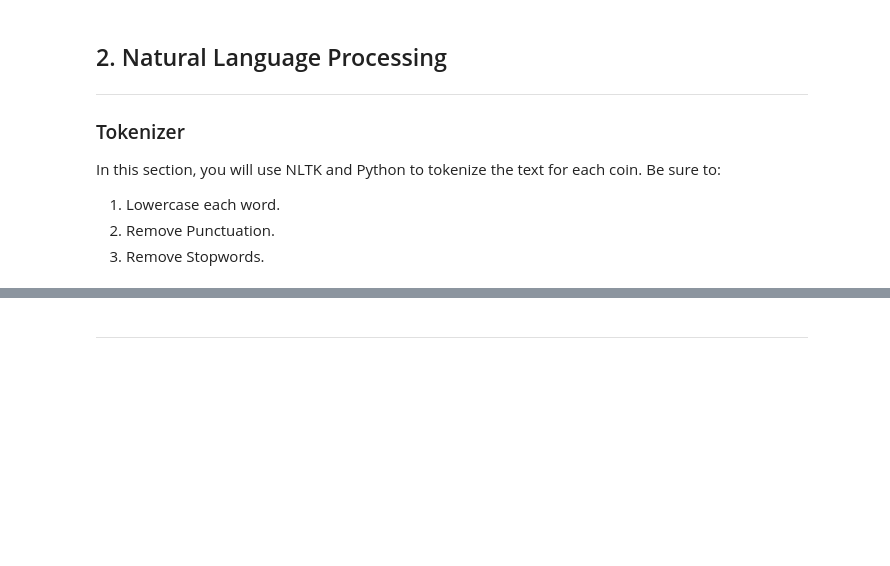
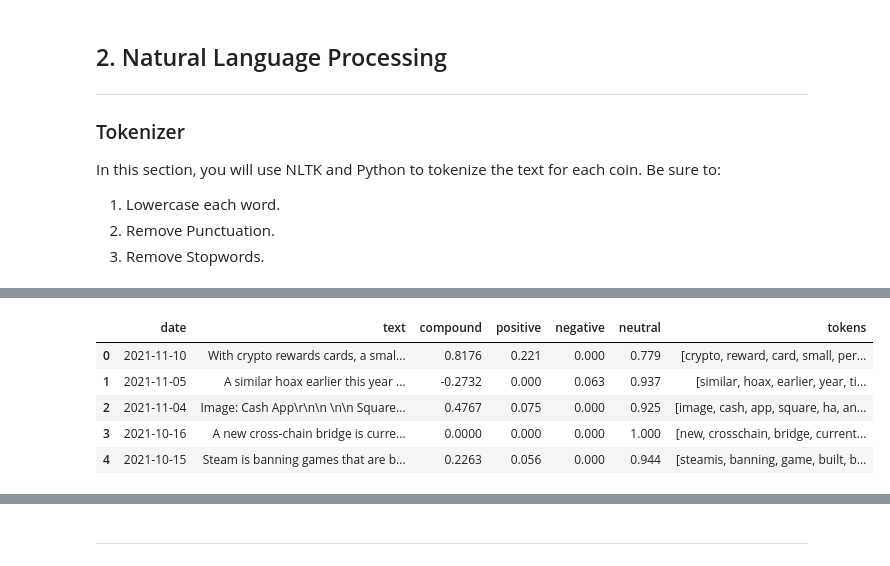
Before and after one commit to curtismacdougall/NLP_Assignment, a Jupyter notebook: crypto_sentiment.ipynb, the cells around one changed output, grey strips where cells are left out. Drawn from its saved outputs; the diff is of its cells as text; code cells hidden in the pictures; blank space fills up the shorter version.

```diff
--- a/crypto_sentiment.ipynb
+++ b/crypto_sentiment.ipynb
@@ -234,9 +223,15 @@ def tokenizer(text):
     return output
 # %%
 # Create a new tokens column for Bitcoin
+btc_text = btc_df['text']
+
 btc_tokens = []
 
 for text in btc_df['text']:
-    tokens = set(tokenizer(text),
+    tokens = tokenizer(text)
+
     btc_tokens.append(tokens)
+
+btc_df['tokens'] = btc_tokens
+btc_df.head()
 # %% [output]
@@ -243,0 +238,6 @@ SyntaxError: unexpected EOF while parsing (Temp/ipykernel_19764/610390994.py, li
+|  | date | text | compound | positive | negative | neutral | tokens |
+| 0 | 2021-11-10 | With crypto rewards cards, a smal... | 0.8176 | 0.221 | 0.000 | 0.779 | [crypto, reward, card, small, per... |
+| 1 | 2021-11-05 | A similar hoax earlier this year ... | -0.2732 | 0.000 | 0.063 | 0.937 | [similar, hoax, earlier, year, ti... |
+| 2 | 2021-11-04 | Image: Cash App\r\n\n \n\n Square... | 0.4767 | 0.075 | 0.000 | 0.925 | [image, cash, app, square, ha, an... |
+| 3 | 2021-10-16 | A new cross-chain bridge is curre... | 0.0000 | 0.000 | 0.000 | 1.000 | [new, crosschain, bridge, current... |
+| 4 | 2021-10-15 | Steam is banning games that are b... | 0.2263 | 0.056 | 0.000 | 0.944 | [steamis, banning, game, built, b... |
```
Also changed, not shown: parts of 33 cells of this notebook.
